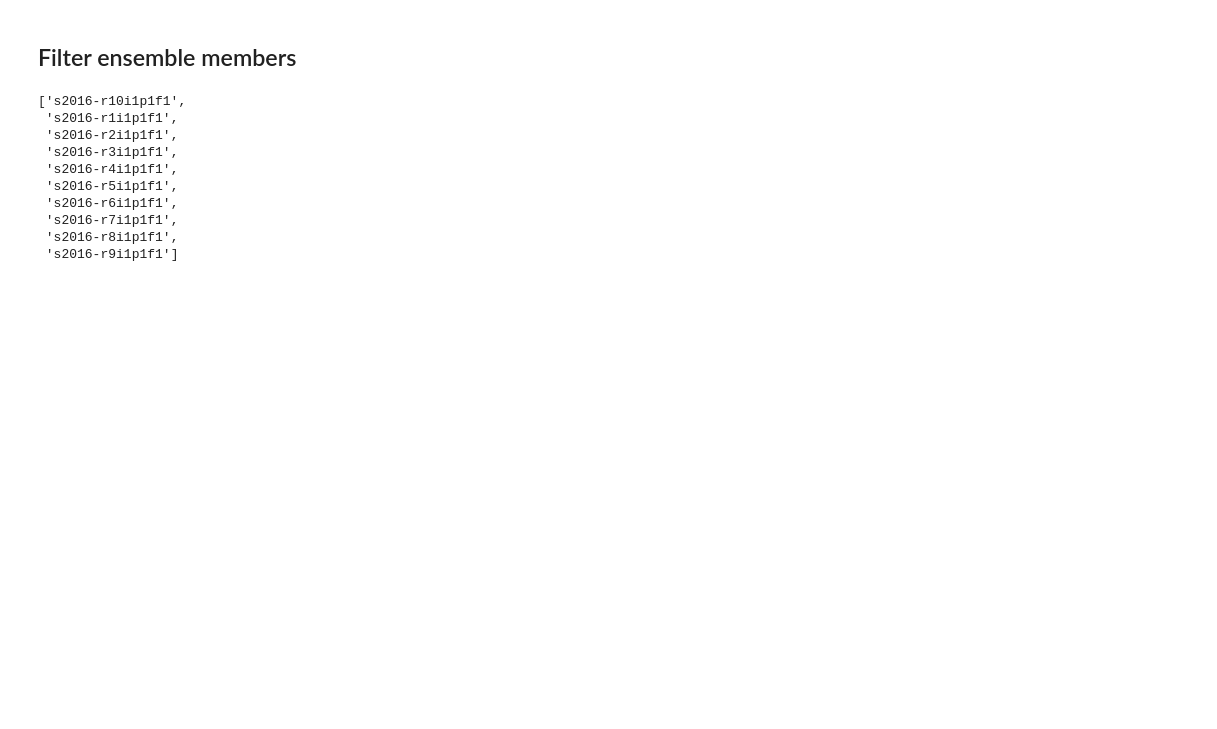
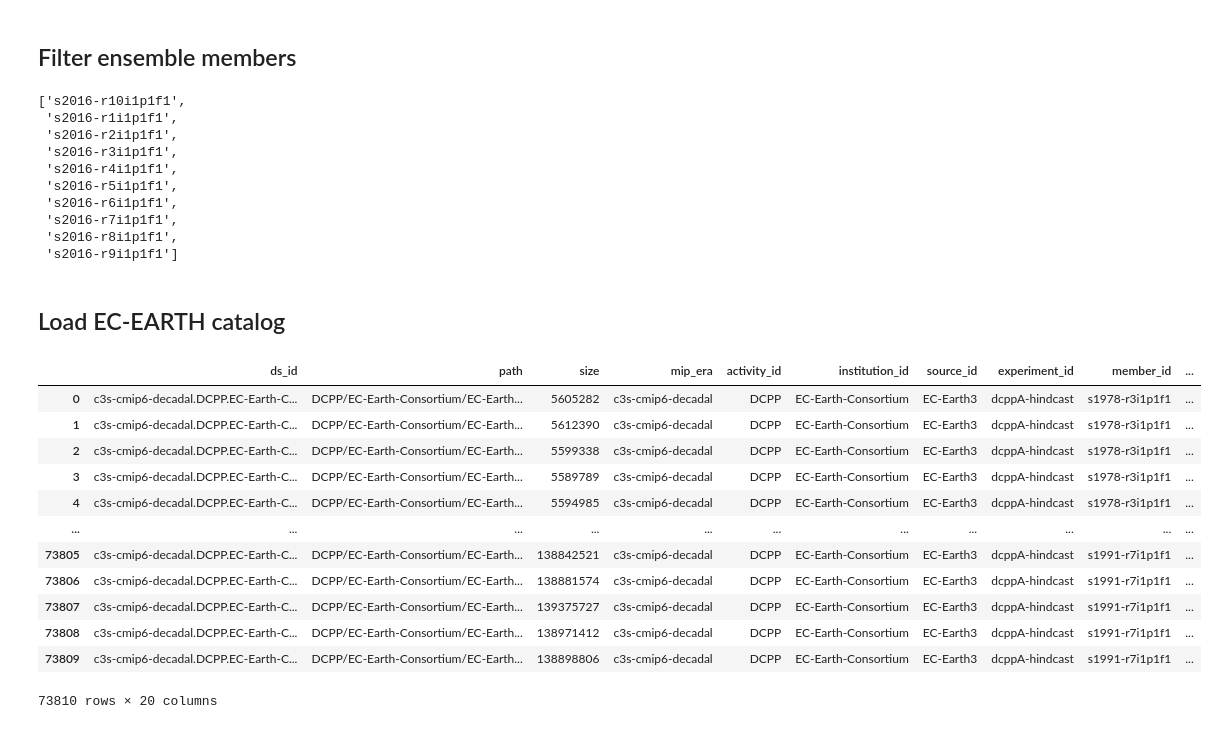
Before and after one commit to cp4cds/c3s_34g_manifests, a Jupyter notebook: notebooks/cmip6_decadal.ipynb, the cells around one changed output. Cells and saved outputs as stored; diff of their text form; code cells hidden in the pictures; blank space fills up the shorter version.

Commit message:
update decadal catalog

```diff
--- a/notebooks/cmip6_decadal.ipynb
+++ b/notebooks/cmip6_decadal.ipynb
@@ -5,7 +5,7 @@ import intake
 import pandas as pd
 # %%
 #cat_url = "https://raw.githubusercontent.com/cp4cds/c3s_34g_manifests/master/intake/catalogs/c3s.yaml"
-cat_url = "https://raw.githubusercontent.com/cp4cds/c3s_34g_manifests/update-cmip6-decadal-member-year/intake/catalogs/c3s.yaml"
+cat_url = "https://raw.githubusercontent.com/cp4cds/c3s_34g_manifests/update-cmip6-decdal-ec-earth_2023-05-25/intake/catalogs/c3s.yaml"
 
 cat = intake.open_catalog(cat_url)
 list(cat)
@@ -151,3 +152,22 @@ l
  's2016-r7i1p1f1',
  's2016-r8i1p1f1',
  's2016-r9i1p1f1']
+# %% [markdown]
+## Load EC-EARTH catalog
+# %%
+df_cmip6_decadal_ec_earth = cat['c3s-cmip6-decadal-ec-earth'].read()
+df_cmip6_decadal_ec_earth
+# %% [output]
+|  | ds_id | path | size | mip_era | activity_id | institution_id | source_id | experiment_id | member_id | ... |
+| 0 | c3s-cmip6-decadal.DCPP.EC-Earth-C... | DCPP/EC-Earth-Consortium/EC-Earth... | 5605282 | c3s-cmip6-decadal | DCPP | EC-Earth-Consortium | EC-Earth3 | dcppA-hindcast | s1978-r3i1p1f1 | ... |
+| 1 | c3s-cmip6-decadal.DCPP.EC-Earth-C... | DCPP/EC-Earth-Consortium/EC-Earth... | 5612390 | c3s-cmip6-decadal | DCPP | EC-Earth-Consortium | EC-Earth3 | dcppA-hindcast | s1978-r3i1p1f1 | ... |
+| 2 | c3s-cmip6-decadal.DCPP.EC-Earth-C... | DCPP/EC-Earth-Consortium/EC-Earth... | 5599338 | c3s-cmip6-decadal | DCPP | EC-Earth-Consortium | EC-Earth3 | dcppA-hindcast | s1978-r3i1p1f1 | ... |
+| 3 | c3s-cmip6-decadal.DCPP.EC-Earth-C... | DCPP/EC-Earth-Consortium/EC-Earth... | 5589789 | c3s-cmip6-decadal | DCPP | EC-Earth-Consortium | EC-Earth3 | dcppA-hindcast | s1978-r3i1p1f1 | ... |
+| 4 | c3s-cmip6-decadal.DCPP.EC-Earth-C... | DCPP/EC-Earth-Consortium/EC-Earth... | 5594985 | c3s-cmip6-decadal | DCPP | EC-Earth-Consortium | EC-Earth3 | dcppA-hindcast | s1978-r3i1p1f1 | ... |
+| ... | ... | ... | ... | ... | ... | ... | ... | ... | ... | ... |
+| 73805 | c3s-cmip6-decadal.DCPP.EC-Earth-C... | DCPP/EC-Earth-Consortium/EC-Earth... | 138842521 | c3s-cmip6-decadal | DCPP | EC-Earth-Consortium | EC-Earth3 | dcppA-hindcast | s1991-r7i1p1f1 | ... |
+| 73806 | c3s-cmip6-decadal.DCPP.EC-Earth-C... | DCPP/EC-Earth-Consortium/EC-Earth... | 138881574 | c3s-cmip6-decadal | DCPP | EC-Earth-Consortium | EC-Earth3 | dcppA-hindcast | s1991-r7i1p1f1 | ... |
+| 73807 | c3s-cmip6-decadal.DCPP.EC-Earth-C... | DCPP/EC-Earth-Consortium/EC-Earth... | 139375727 | c3s-cmip6-decadal | DCPP | EC-Earth-Consortium | EC-Earth3 | dcppA-hindcast | s1991-r7i1p1f1 | ... |
+| 73808 | c3s-cmip6-decadal.DCPP.EC-Earth-C... | DCPP/EC-Earth-Consortium/EC-Earth... | 138971412 | c3s-cmip6-decadal | DCPP | EC-Earth-Consortium | EC-Earth3 | dcppA-hindcast | s1991-r7i1p1f1 | ... |
+| 73809 | c3s-cmip6-decadal.DCPP.EC-Earth-C... | DCPP/EC-Earth-Consortium/EC-Earth... | 138898806 | c3s-cmip6-decadal | DCPP | EC-Earth-Consortium | EC-Earth3 | dcppA-hindcast | s1991-r7i1p1f1 | ... |
+73810 rows × 20 columns
```
Also changed, not shown: parts of 1 cell of this notebook.
